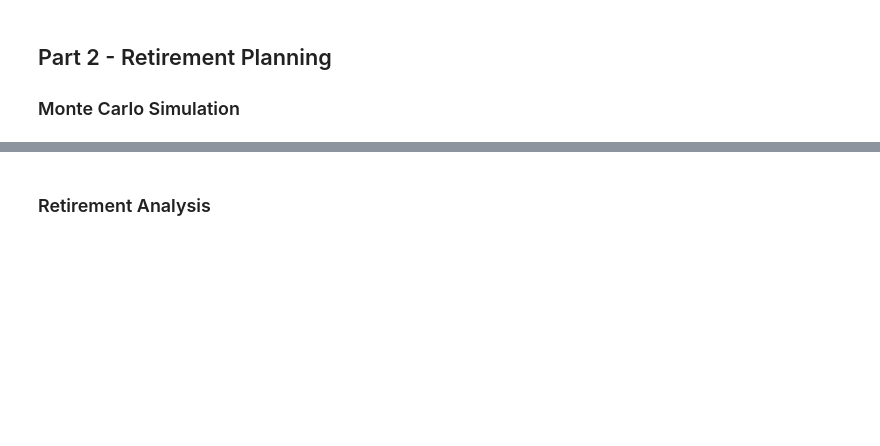
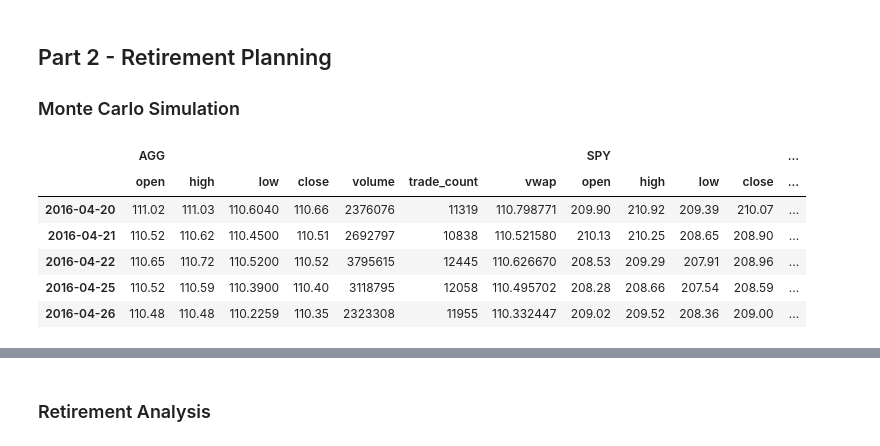
Before and after one commit to parvinderrakhra/Week_5_Assignment, a Jupyter notebook: financial-planner.ipynb, the cells around one changed output, grey strips where cells are left out. Cells and saved outputs as stored; diff of their text form; code cells hidden in the pictures; blank space fills up the shorter version.

```diff
--- a/financial-planner.ipynb
+++ b/financial-planner.ipynb
@@ -167,25 +226,42 @@ else:
 # %%
 # Set start and end dates of five years back from today.
 # Sample results may vary from the solution based on the time frame chosen
-start_date = pd.Timestamp('2017-04-20', tz='America/New_York').isoformat()
-end_date = pd.Timestamp('2022-04-20', tz='America/New_York').isoformat()
+start_date = pd.Timestamp('2016-04-20', tz='America/New_York').isoformat()
+end_date = pd.Timestamp('2021-04-20', tz='America/New_York').isoformat()
 # %%
 # Get 5 years' worth of historical data for SPY and AGG
 tickers = ["AGG","SPY"]
-df_stock_data = alpaca_api.get_bars(tickers, timeframe, start=start_date, end=end_date).df
+
+df_stock_data = alpaca_api.get_bars(
+    tickers,
+    timeframe,
+    start = start_date,
+    end = end_date,
+).df
+
+# Drop the time component of the date
+df_stock_data.index = df_stock_data.index.date
 
 # Reorganize the DataFrame
 # Separate ticker data
 
-AGG = df_ticker[df_ticker['symbol']=='AGG'].drop('symbol', axis=1)
-SPY = df_ticker[df_ticker['symbol']=='SPY'].drop('symbol', axis=1)
+AGG = df_stock_data[df_stock_data['symbol']=='AGG'].drop('symbol', axis=1)
+SPY = df_stock_data[df_stock_data['symbol']=='SPY'].drop('symbol', axis=1)
 
 
 # Concatenate the ticker DataFrames
 df_stock_data = pd.concat([AGG, SPY], axis=1, keys=["AGG", "SPY"])
 
 # Display sample data
 df_stock_data.head()
+# %% [output]
+|  | AGG |  |  |  |  |  |  | SPY |  |  |  | ... |
+|  | open | high | low | close | volume | trade_count | vwap | open | high | low | close | ... |
+| 2016-04-20 | 111.02 | 111.03 | 110.6040 | 110.66 | 2376076 | 11319 | 110.798771 | 209.90 | 210.92 | 209.39 | 210.07 | ... |
+| 2016-04-21 | 110.52 | 110.62 | 110.4500 | 110.51 | 2692797 | 10838 | 110.521580 | 210.13 | 210.25 | 208.65 | 208.90 | ... |
+| 2016-04-22 | 110.65 | 110.72 | 110.5200 | 110.52 | 3795615 | 12445 | 110.626670 | 208.53 | 209.29 | 207.91 | 208.96 | ... |
+| 2016-04-25 | 110.52 | 110.59 | 110.3900 | 110.40 | 3118795 | 12058 | 110.495702 | 208.28 | 208.66 | 207.54 | 208.59 | ... |
+| 2016-04-26 | 110.48 | 110.48 | 110.2259 | 110.35 | 2323308 | 11955 | 110.332447 | 209.02 | 209.52 | 208.36 | 209.00 | ... |
 # %%
 # Configuring a Monte Carlo simulation to forecast 30 years cumulative returns
 
```
Also changed, not shown: parts of 33 cells of this notebook, 2 other files.
